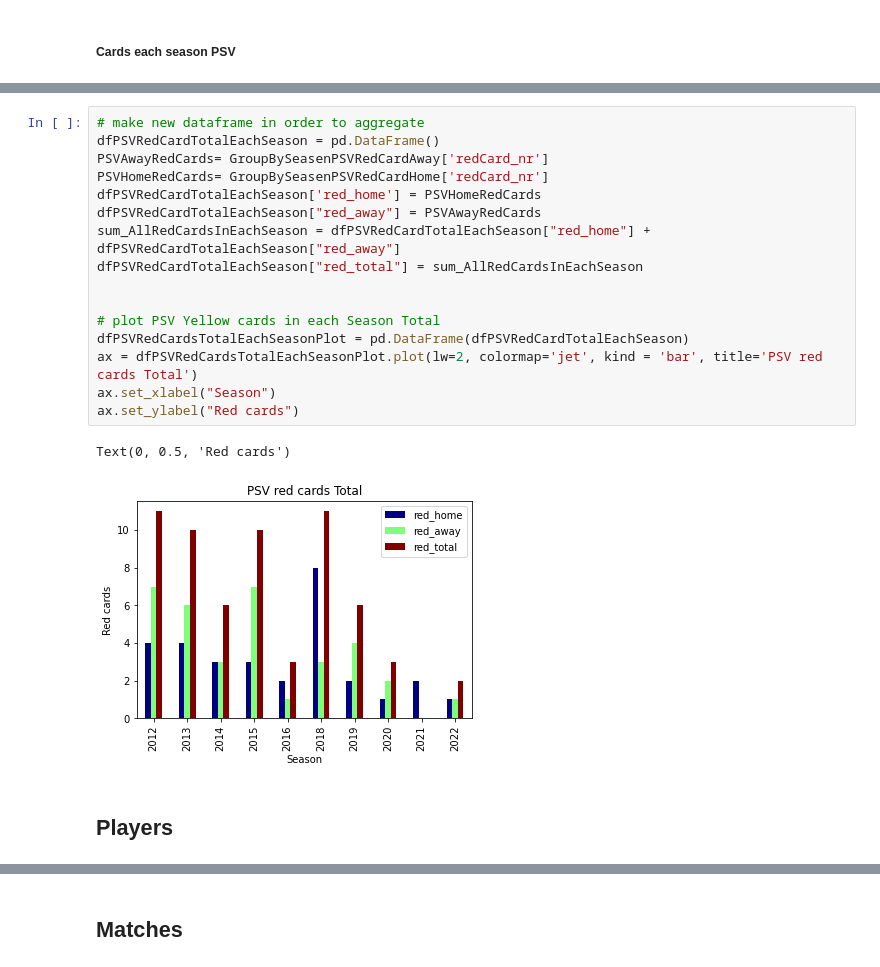
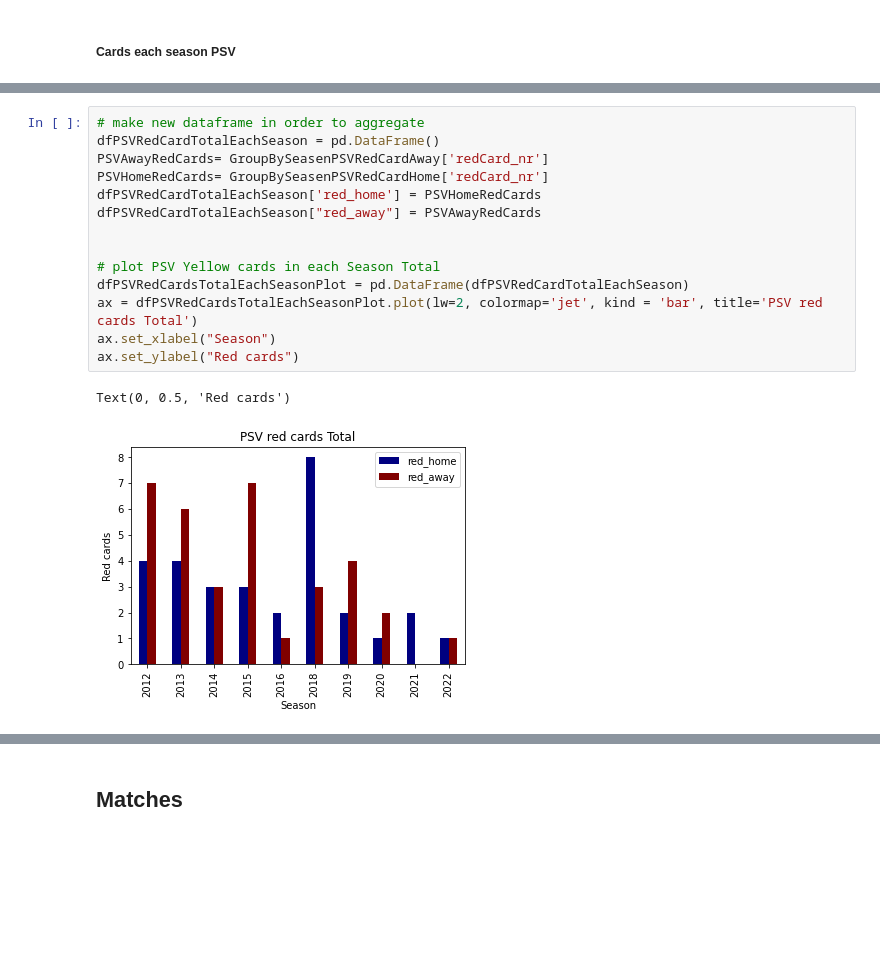
Before and after one commit to mohammedaljader/Football_Predictions_ML, a Jupyter notebook: notebook.ipynb, the cells around one changed output, grey strips where cells are left out. Drawn from its saved outputs; the diff is of its cells as text; blank space fills up the shorter version.

```diff
--- a/notebook.ipynb
+++ b/notebook.ipynb
@@ -763,21 +404,17 @@ Text(0, 0.5, 'Red Cards')
 # %%
 # make new dataframe in order to aggregate
 dfPSVRedCardTotalEachSeason = pd.DataFrame()
 PSVAwayRedCards= GroupBySeasenPSVRedCardAway['redCard_nr']
 PSVHomeRedCards= GroupBySeasenPSVRedCardHome['redCard_nr']
 dfPSVRedCardTotalEachSeason['red_home'] = PSVHomeRedCards
 dfPSVRedCardTotalEachSeason["red_away"] = PSVAwayRedCards
-sum_AllRedCardsInEachSeason = dfPSVRedCardTotalEachSeason["red_home"] + dfPSVRedCardTotalEachSeason["red_away"]
-dfPSVRedCardTotalEachSeason["red_total"] = sum_AllRedCardsInEachSeason
 
 
 # plot PSV Yellow cards in each Season Total
 dfPSVRedCardsTotalEachSeasonPlot = pd.DataFrame(dfPSVRedCardTotalEachSeason)
 ax = dfPSVRedCardsTotalEachSeasonPlot.plot(lw=2, colormap='jet', kind = 'bar', title='PSV red cards Total')
 ax.set_xlabel("Season")
 ax.set_ylabel("Red cards")
 # %% [output]
 Text(0, 0.5, 'Red cards')
-[figure, old version]
+[figure, new version]
-# %% [markdown]
-## Players
```
Also changed, not shown: parts of 149 cells of this notebook.
